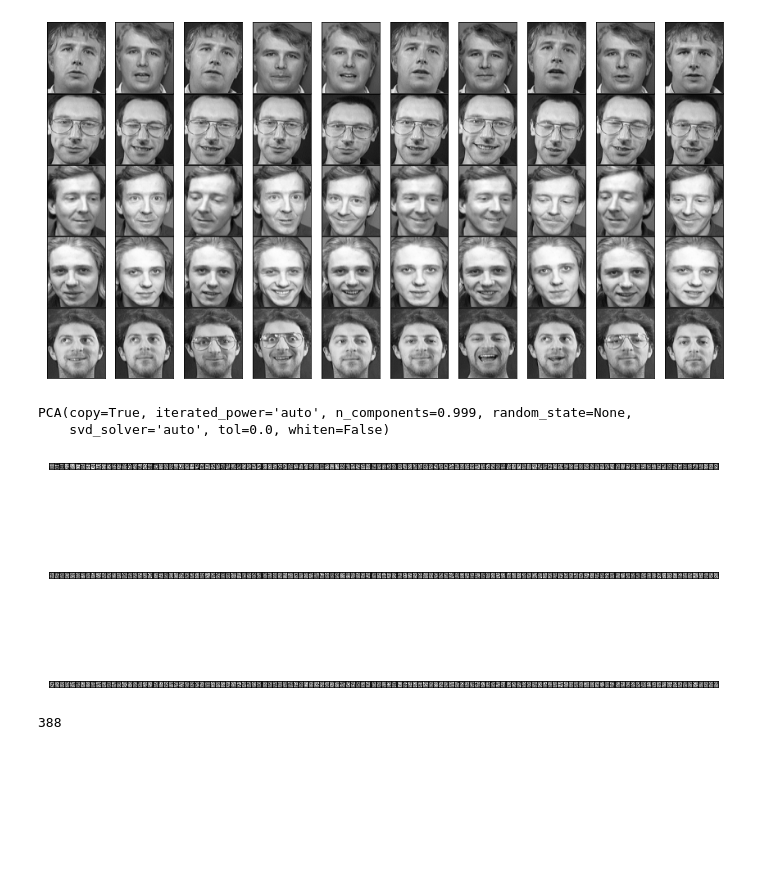
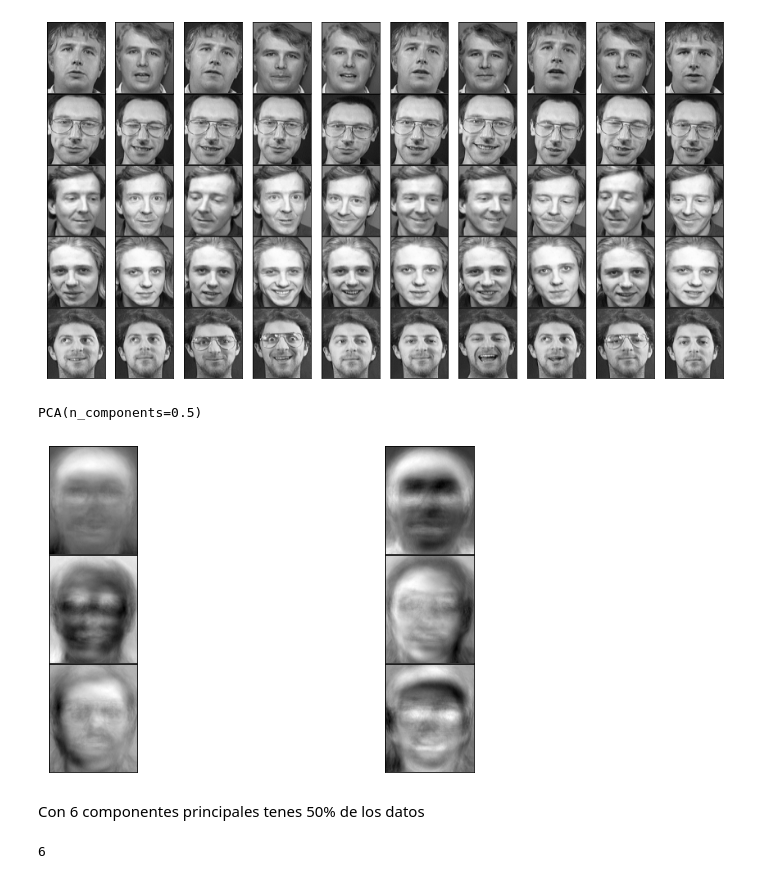
Before and after one commit to LuisReyes98/platzi-algebra-lineal-ml, a Jupyter notebook: 03 - Algebra Lineal Aplicada - Analisis de Componentes Principales (PCA)/02 - Aplicando PCA a imagenes.ipynb, the cells around one changed output. Saved outputs shown, nothing was run; the diff lists cells and outputs as text; code cells hidden in the pictures; blank space fills up the shorter version.

Commit message:
PCA en imagenes

```diff
--- a/03 - Algebra Lineal Aplicada - Analisis de Componentes Principales (PCA)/02 - Aplicando PCA a imagenes.ipynb
+++ b/03 - Algebra Lineal Aplicada - Analisis de Componentes Principales (PCA)/02 - Aplicando PCA a imagenes.ipynb
@@ -88,26 +89,36 @@ from sklearn.decomposition import PCA
-# %%
-caras_pca = PCA(n_components = 0.999)
-
-caras_pca.fit(caras)
-# %% [output]
-PCA(copy=True, iterated_power='auto', n_components=0.999, random_state=None,
-    svd_solver='auto', tol=0.0, whiten=False)
+# %%
+# que el numero de componentes sea el necesario para tener el 50% de la variacion de los datos
+caras_pca = PCA(n_components = 0.5)
+
+caras_pca.fit(caras)
+# %% [output]
+PCA(n_components=0.5)
 # %%
 filas = 3
 columnas = caras_pca.n_components_ // filas
 
-fig, axes = plt.subplots(filas, columnas, figsize=(12, 6),
-                       subplot_kw = {'xticks' : [], 'yticks':[]},
-                        gridspec_kw = dict(hspace = 0.01, wspace = 0.01))
+
+fig, axes = plt.subplots(
+    filas,
+    columnas,
+    figsize=(12, 6),
+    subplot_kw={'xticks': [], 'yticks': []},
+    gridspec_kw={'hspace': 0.01, 'wspace': 0.01, }
+)
 
 for i, ax in enumerate(axes.flat):
-    ax.imshow(caras_pca.components_[i].reshape(112,92), cmap = "gray")
+  ax.imshow(
+    caras_pca.components_[i].reshape(112, 92),
+    cmap='gray'
+  )
 # %% [output]
-[figure, old version]
+[figure, new version]
-# %%
-print(caras_pca.n_components_)
-# %% [output]
-388
+# %% [markdown]
+Con 6 componentes principales tenes 50% de los datos
+# %%
+caras_pca.n_components_
+# %% [output]
+6
 # %%
 componentes = caras_pca.transform(caras)
 proyeccion = caras_pca.inverse_transform(componentes)
```
Also changed, not shown: parts of 8 cells of this notebook.
